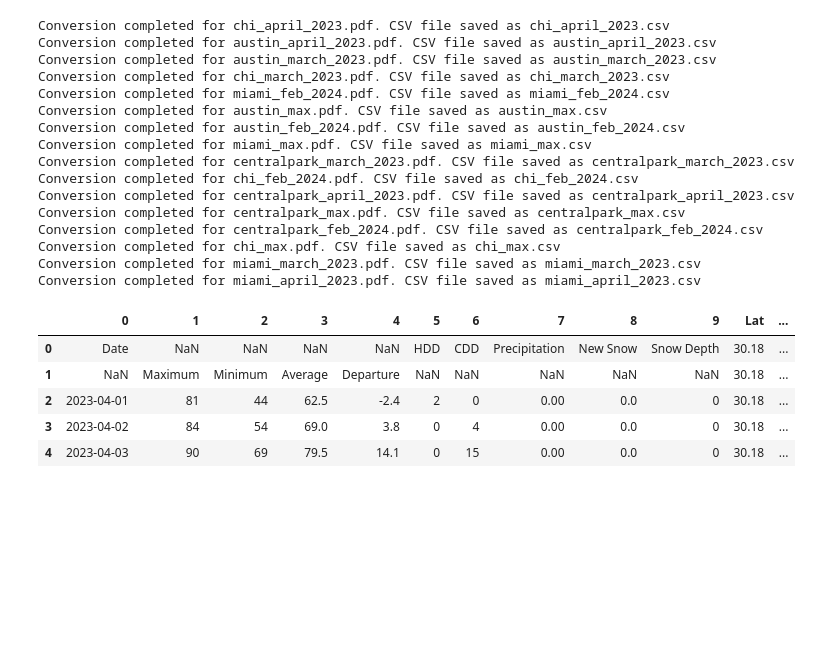
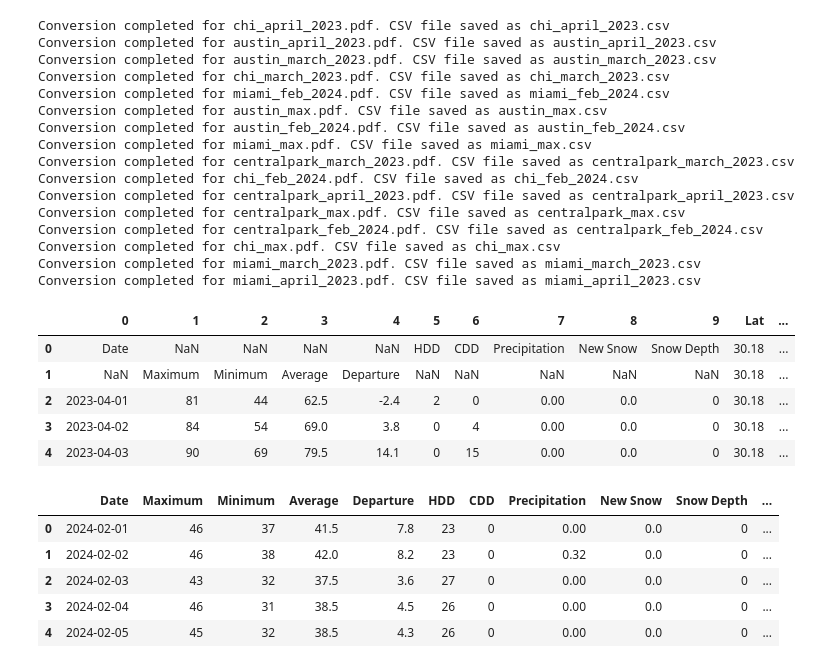
Before and after one commit to dvorins/weather-prediction, a Jupyter notebook: init_model.ipynb, the cells around one changed output. Saved outputs shown, nothing was run; the diff lists cells and outputs as text; code cells hidden in the pictures; blank space fills up the shorter version.

```diff
--- a/init_model.ipynb
+++ b/init_model.ipynb
@@ -281,3 +281,16 @@ combined_df.columns = new_column_names
 #['Date', 'Maximum', 'Minimum', 'Average', 'Departure', 'HDD', 'CDD', 'Precipitation', 'New Snow', 'Snow Depth', 'Lat', 'Lon', 'Elevation', 'City']
 output_file_path = "output_file.csv"
 combined_df.to_csv(output_file_path, index=False)
+# %%
+import pandas as pd
+
+file_path = "/Users/samdvorin/Desktop/code/542/weather-prediction/FINAL_DATA.csv"
+df = pd.read_csv(file_path)
+df.head()
+# %% [output]
+|  | Date | Maximum | Minimum | Average | Departure | HDD | CDD | Precipitation | New Snow | Snow Depth | ... |
+| 0 | 2024-02-01 | 46 | 37 | 41.5 | 7.8 | 23 | 0 | 0.00 | 0.0 | 0 | ... |
+| 1 | 2024-02-02 | 46 | 38 | 42.0 | 8.2 | 23 | 0 | 0.32 | 0.0 | 0 | ... |
+| 2 | 2024-02-03 | 43 | 32 | 37.5 | 3.6 | 27 | 0 | 0.00 | 0.0 | 0 | ... |
+| 3 | 2024-02-04 | 46 | 31 | 38.5 | 4.5 | 26 | 0 | 0.00 | 0.0 | 0 | ... |
+| 4 | 2024-02-05 | 45 | 32 | 38.5 | 4.3 | 26 | 0 | 0.00 | 0.0 | 0 | ... |
```
Also changed, not shown: parts of 2 cells of this notebook, 3 other files.
